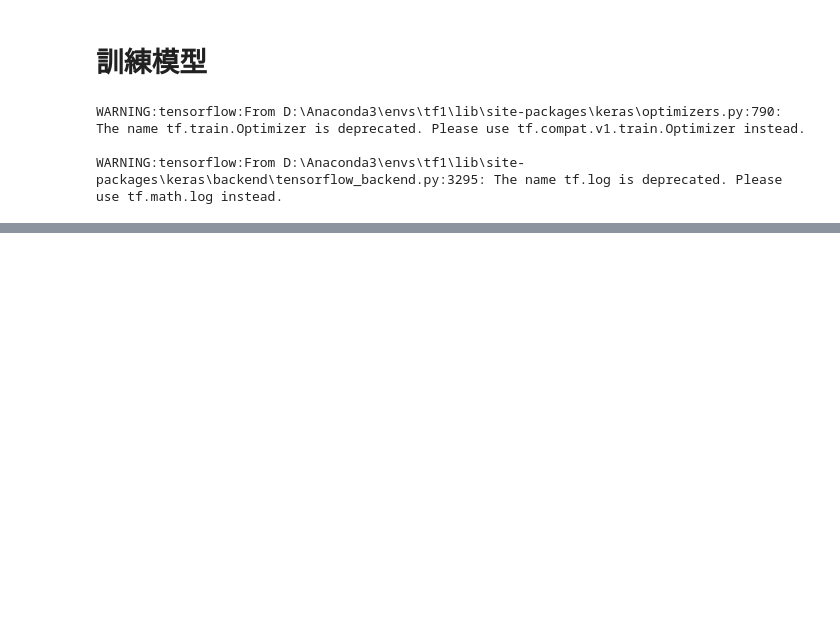
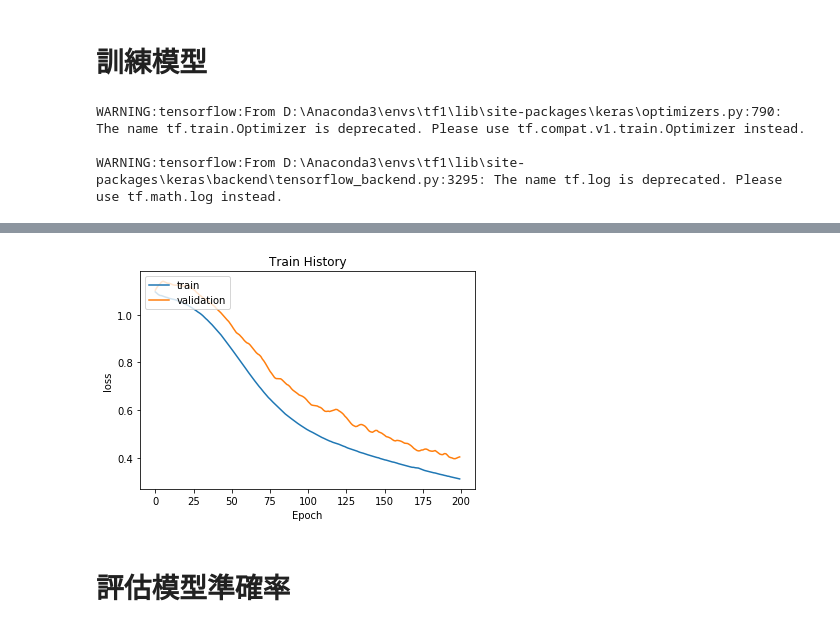
Before and after one commit to 3A532088/DL_HW05, a Jupyter notebook: 第七週作業.ipynb, the cells around one changed output, grey strips where cells are left out. Cells and saved outputs as stored; diff of their text form; code cells hidden in the pictures; blank space fills up the shorter version.

```diff
--- a/第七週作業.ipynb
+++ b/第七週作業.ipynb
@@ -145,0 +168,6 @@ Epoch 200/200
+# %%
+show_train_history(train_history,'loss','val_loss')
+# %% [output]
+[figure, added]
+# %% [markdown]
+# 評估模型準確率
```
Also changed, not shown: parts of 12 cells of this notebook.
